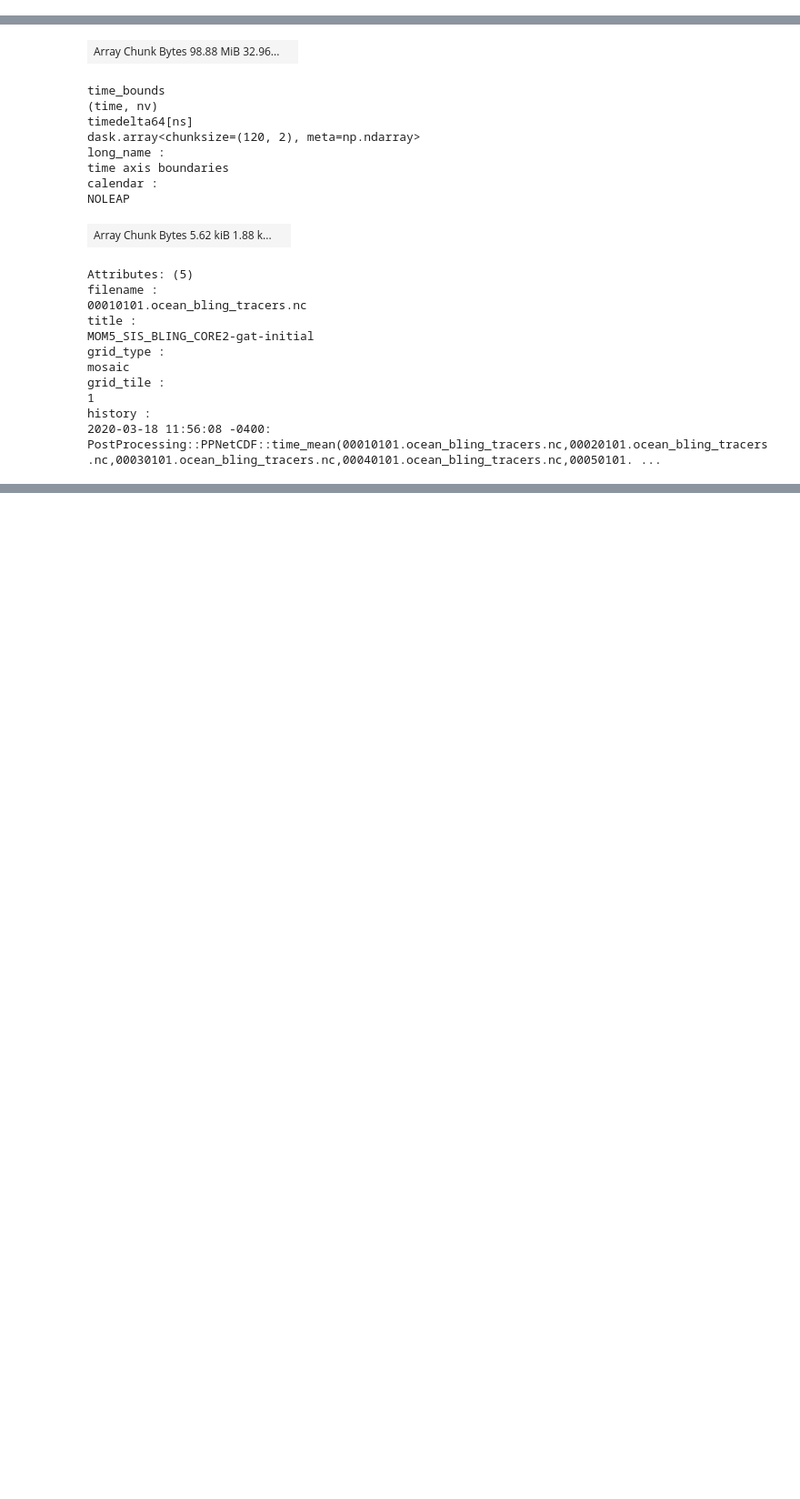
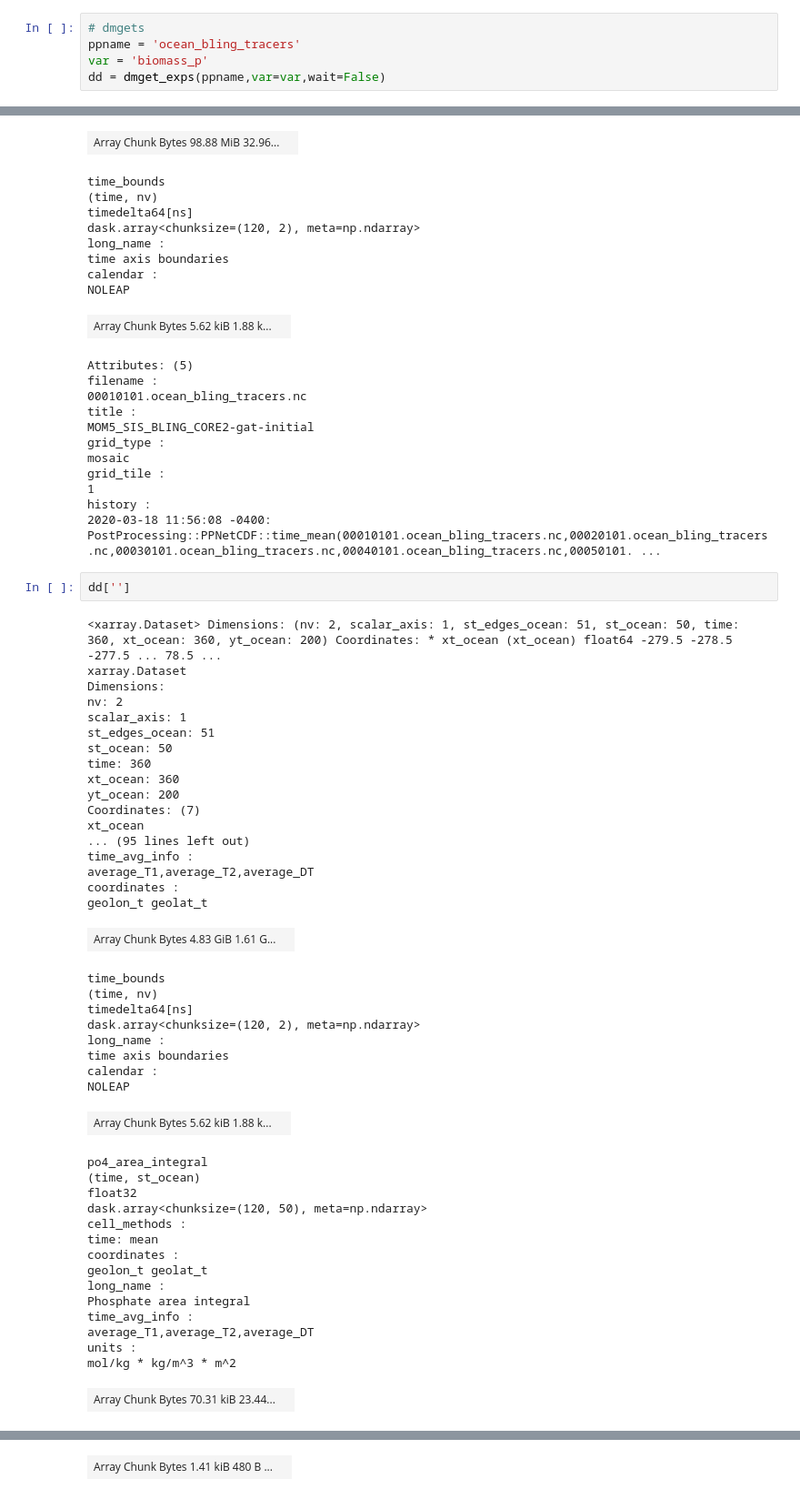
Before and after one commit to gmacgilchrist/esm2m, a Jupyter notebook: notebooks/dev_bio-pump-timescales.ipynb, the cells around one changed output, grey strips where cells are left out. Shown at 91% size. Saved outputs shown, nothing was run; the diff lists cells and outputs as text; blank space fills up the shorter version.

Commit message:
generalizing methodology

```diff
--- a/notebooks/dev_bio-pump-timescales.ipynb
+++ b/notebooks/dev_bio-pump-timescales.ipynb
@@ -30,0 +167,5 @@ dd['noneq'] = dd['']-dd['_gat']
+# %%
+# dmgets
+ppname = 'ocean_bling_tracers'
+var = 'biomass_p'
+dd = dmget_exps(ppname,var=var,wait=False)
@@ -120,3 +278,48 @@ grid_tile :
 1
 history :
 2020-03-18 11:56:08 -0400: PostProcessing::PPNetCDF::time_mean(00010101.ocean_bling_tracers.nc,00020101.ocean_bling_tracers.nc,00030101.ocean_bling_tracers.nc,00040101.ocean_bling_tracers.nc,00050101. ...
+# %%
+dd['']
+# %% [output]
+<xarray.Dataset> Dimensions: (nv: 2, scalar_axis: 1, st_edges_ocean: 51, st_ocean: 50, time: 360, xt_ocean: 360, yt_ocean: 200) Coordinates: * xt_ocean (xt_ocean) float64 -279.5 -278.5 -277.5 ... 78.5 ...
+xarray.Dataset
+Dimensions:
+nv: 2
+scalar_axis: 1
+st_edges_ocean: 51
+st_ocean: 50
+time: 360
+xt_ocean: 360
+yt_ocean: 200
+Coordinates: (7)
+xt_ocean
+... (95 lines left out)
+time_avg_info :
+average_T1,average_T2,average_DT
+coordinates :
+geolon_t geolat_t
+| Array Chunk Bytes 4.83 GiB 1.61 G... |  |
+time_bounds
+(time, nv)
+timedelta64[ns]
+dask.array<chunksize=(120, 2), meta=np.ndarray>
+long_name :
+time axis boundaries
+calendar :
+NOLEAP
+| Array Chunk Bytes 5.62 kiB 1.88 k... |  |
+po4_area_integral
+(time, st_ocean)
+float32
+dask.array<chunksize=(120, 50), meta=np.ndarray>
+cell_methods :
+time: mean
+coordinates :
+geolon_t geolat_t
+long_name :
+Phosphate area integral
+time_avg_info :
+average_T1,average_T2,average_DT
+units :
+mol/kg * kg/m^3 * m^2
+| Array Chunk Bytes 70.31 kiB 23.44... |  |
@@ -122,0 +340 @@ history :
+| Array Chunk Bytes 1.41 kiB 480 B ... |  |
```
Also changed, not shown: parts of 13 cells of this notebook.
